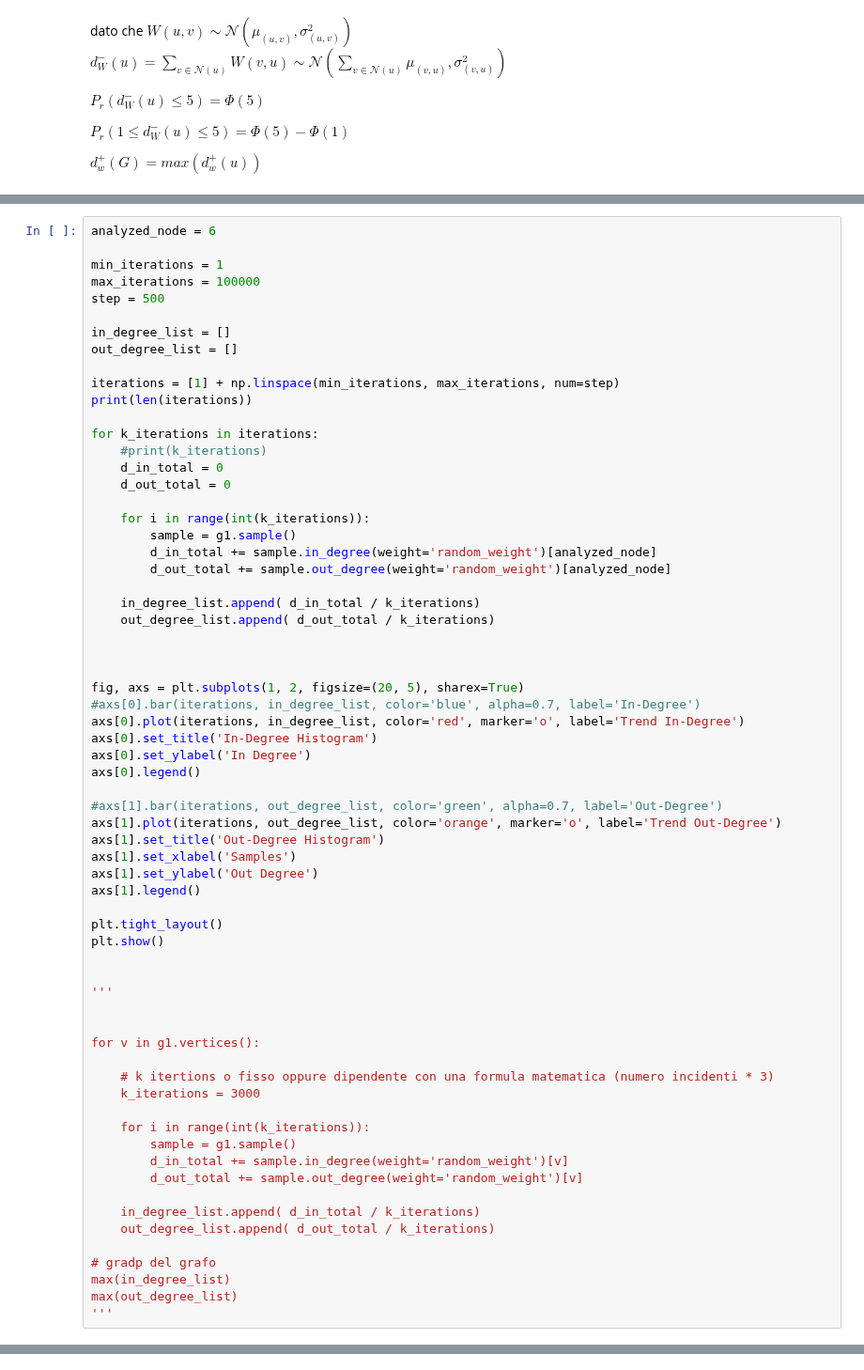
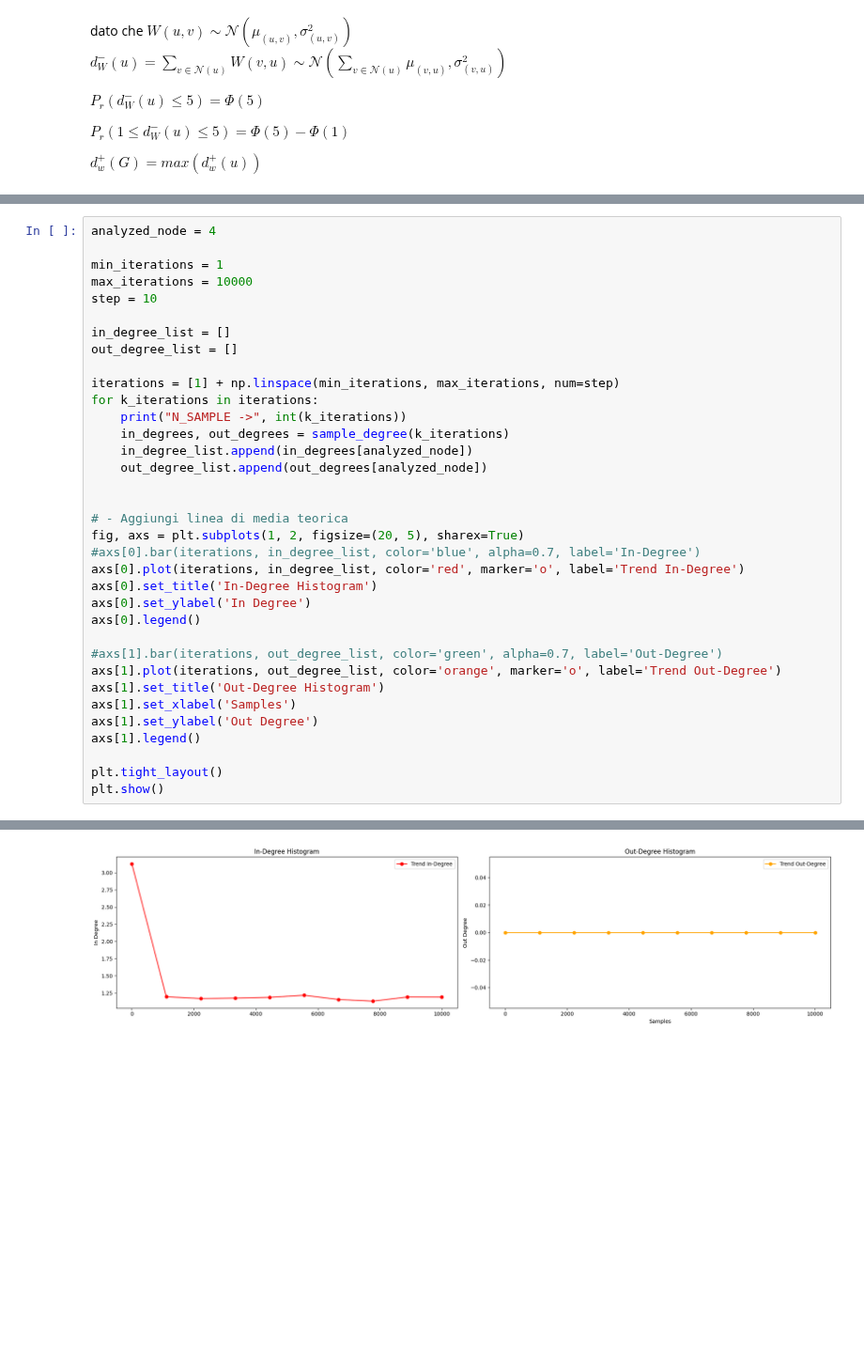
Before and after one commit to Mark55X/LearningFromNetworksProject, a Jupyter notebook: code/notebooks/project.ipynb, the cells around one changed output, grey strips where cells are left out. Shown at 94% size. Cells and saved outputs as stored; diff of their text form; blank space fills up the shorter version.

```diff
--- a/code/notebooks/project.ipynb
+++ b/code/notebooks/project.ipynb
@@ -118,31 +163,22 @@ $d^+_w(G) = max(d_w^+(u))$
 # %%
-analyzed_node = 6
+analyzed_node = 4
 
 min_iterations = 1
-max_iterations = 100000
-step = 500
+max_iterations = 10000
+step = 10
 
 in_degree_list = []
 out_degree_list = []
 
 iterations = [1] + np.linspace(min_iterations, max_iterations, num=step)
-print(len(iterations))
-
 for k_iterations in iterations:
-    #print(k_iterations)
-    d_in_total = 0
-    d_out_total = 0
-
-    for i in range(int(k_iterations)):
-        sample = g1.sample()
-        d_in_total += sample.in_degree(weight='random_weight')[analyzed_node]
-        d_out_total += sample.out_degree(weight='random_weight')[analyzed_node]
-
-    in_degree_list.append( d_in_total / k_iterations)
-    out_degree_list.append( d_out_total / k_iterations)
+    print("N_SAMPLE ->", int(k_iterations))
+    in_degrees, out_degrees = sample_degree(k_iterations)
+    in_degree_list.append(in_degrees[analyzed_node])
+    out_degree_list.append(out_degrees[analyzed_node])
 
 
-
+# - Aggiungi linea di media teorica
 fig, axs = plt.subplots(1, 2, figsize=(20, 5), sharex=True)
 #axs[0].bar(iterations, in_degree_list, color='blue', alpha=0.7, label='In-Degree')
 axs[0].plot(iterations, in_degree_list, color='red', marker='o', label='Trend In-Degree')
@@ -159,26 +195,4 @@ axs[1].legend()
 
 plt.tight_layout()
 plt.show()
-
-
-'''
-
-
-for v in g1.vertices():
-
-    # k itertions o fisso oppure dipendente con una formula matematica (numero incidenti * 3)
-    k_iterations = 3000
-
-    for i in range(int(k_iterations)):
-        sample = g1.sample()
-        d_in_total += sample.in_degree(weight='random_weight')[v]
-        d_out_total += sample.out_degree(weight='random_weight')[v]
-
-    in_degree_list.append( d_in_total / k_iterations)
-    out_degree_list.append( d_out_total / k_iterations)
-
-# gradp del grafo
-max(in_degree_list)
-max(out_degree_list)
-'''
 # %% [output]
@@ -186,0 +211 @@ KeyboardInterrupt:
+[figure, added]
```
Also changed, not shown: parts of 4 cells of this notebook.
